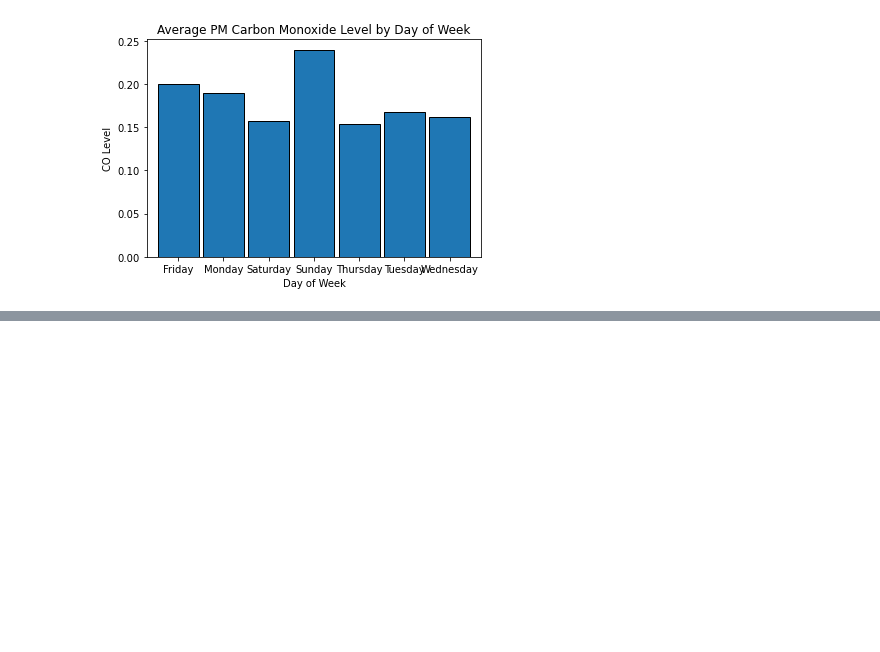
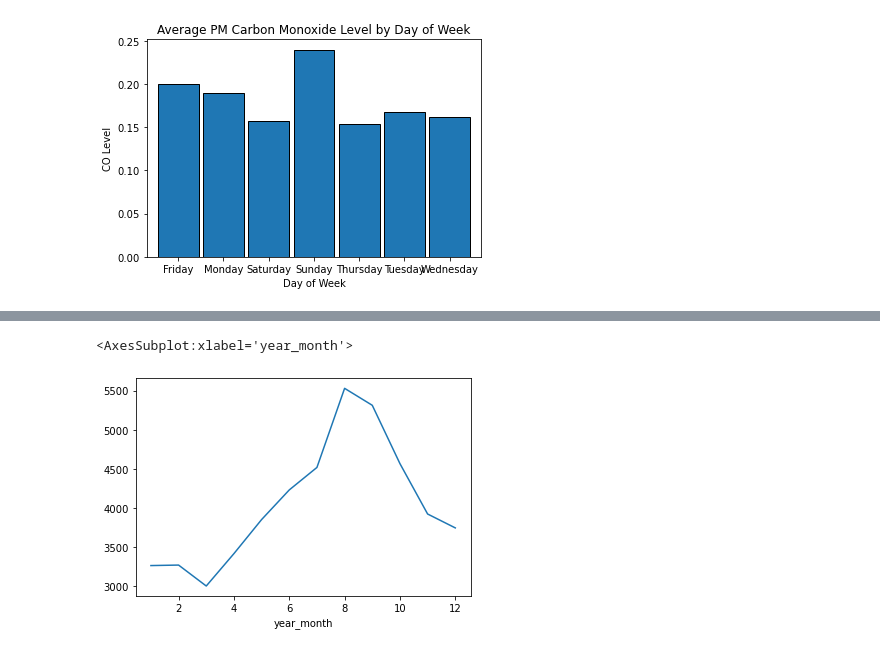
Before and after one commit to slc-data/2021-datathon, a Jupyter notebook: workbooks/sam/datathon.ipynb, the cells around one changed output, grey strips where cells are left out. Saved outputs shown, nothing was run; the diff lists cells and outputs as text; code cells hidden in the pictures; blank space fills up the shorter version.

```diff
--- a/workbooks/sam/datathon.ipynb
+++ b/workbooks/sam/datathon.ipynb
@@ -437,0 +205,7 @@ ax.set(title='Average PM Carbon Monoxide Level by Day of Week', xlabel='Day of W
+# %%
+# Mean water consumption by month of the year
+
+saws_df.gallons_consumed.groupby(saws_df['year_month'].dt.month).mean().plot()
+# %% [output]
+<AxesSubplot:xlabel='year_month'>
+[figure, added]
```
Also changed, not shown: parts of 55 cells of this notebook, 1 other file.
